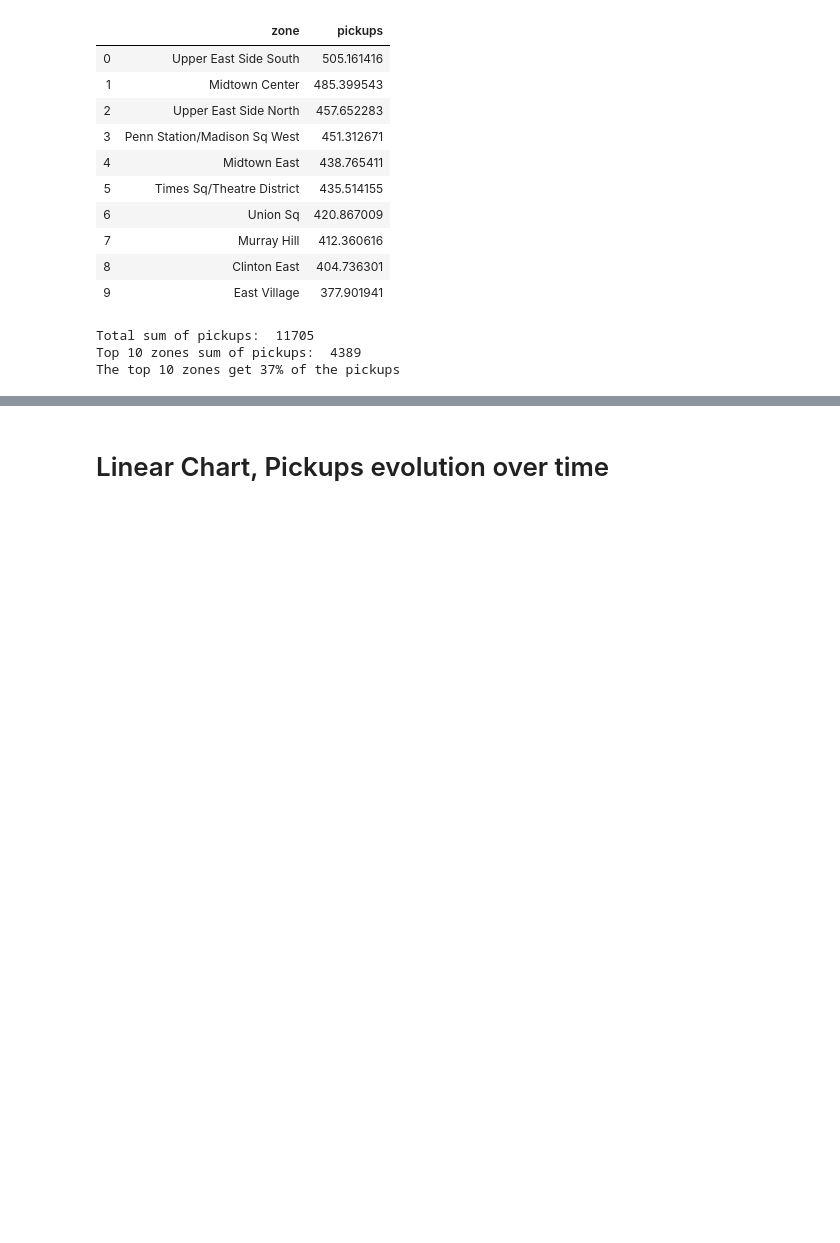
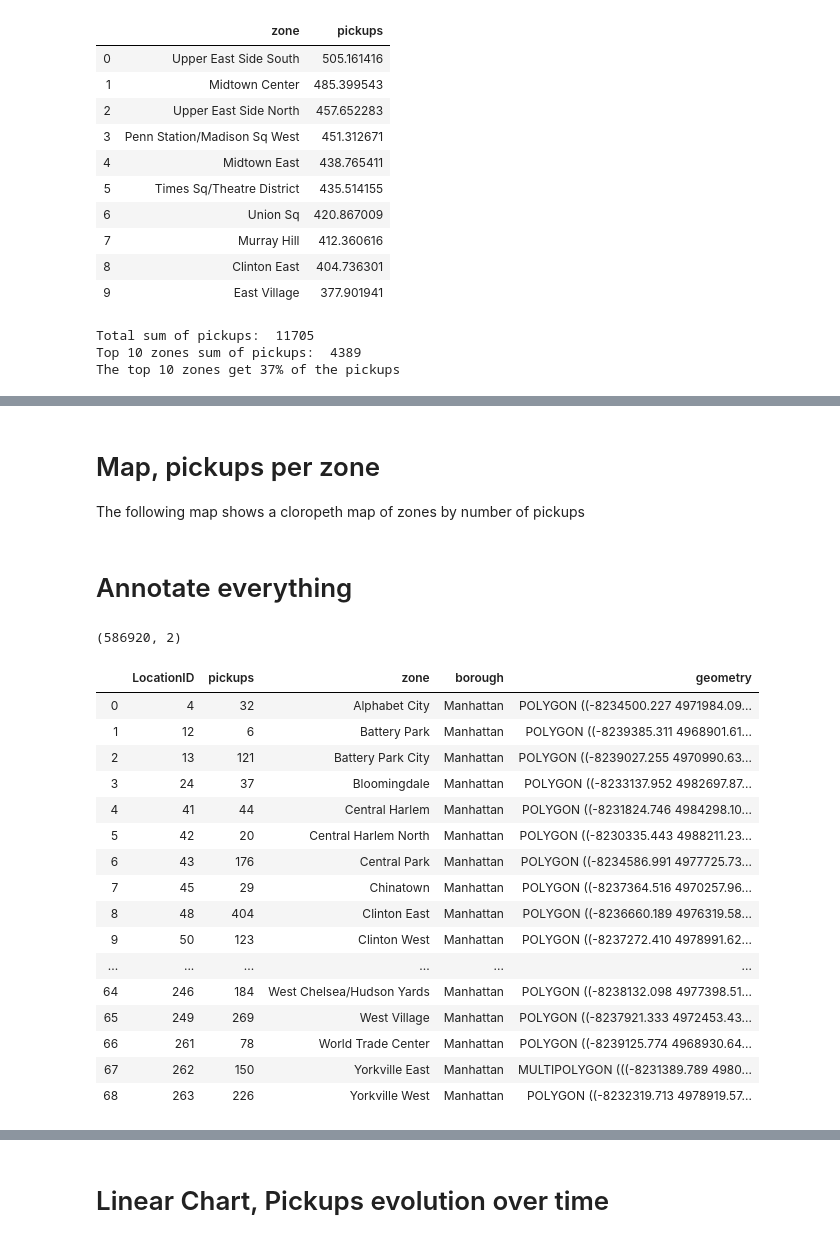
Before and after one commit to angelrps/MasterDataScience_FinalProject, a Jupyter notebook: notebooks/Data_Analysis_01.ipynb, the cells around one changed output, grey strips where cells are left out. Saved outputs shown, nothing was run; the diff lists cells and outputs as text; code cells hidden in the pictures; blank space fills up the shorter version.

Commit message:
Data_Analysis_01_cloropeth map WIP

```diff
--- a/notebooks/Data_Analysis_01.ipynb
+++ b/notebooks/Data_Analysis_01.ipynb
@@ -124,3 +124,46 @@ pickups_by_zone = alt.Chart(df_grouped).mark_bar().encode(
 pickups_by_zone
 # %% [output]
 [interactive output not drawn]
+# %% [markdown]
+# Map, pickups per zone
+The following map shows a cloropeth map of zones by number of pickups
+# %% [markdown]
+# Annotate everything
+# %%
+df3 = df[['LocationID', 'pickups']]
+df3.shape
+# %% [output]
+(586920, 2)
+# %%
+import geopandas as gpd
+
+df_shape = gpd.read_file('../data/taxi_zones/taxi_zones.shp').to_crs(epsg=3785)
+df_shape = df_shape.drop(['Shape_Area', 'Shape_Leng', 'OBJECTID'], axis=1)
+df_shape = df_shape[df_shape['borough'] == 'Manhattan']
+
+df3 = df[['LocationID', 'pickups']]
+df3 = df3.groupby('LocationID').mean().reset_index()
+
+df3 = df3.astype({"pickups": int})
+
+
+df_shape_merged = df3.merge(df_shape, left_on='LocationID', right_on='LocationID')
+df_shape_merged.head(200)
+# %% [output]
+|  | LocationID | pickups | zone | borough | geometry |
+| 0 | 4 | 32 | Alphabet City | Manhattan | POLYGON ((-8234500.227 4971984.09... |
+| 1 | 12 | 6 | Battery Park | Manhattan | POLYGON ((-8239385.311 4968901.61... |
+| 2 | 13 | 121 | Battery Park City | Manhattan | POLYGON ((-8239027.255 4970990.63... |
+| 3 | 24 | 37 | Bloomingdale | Manhattan | POLYGON ((-8233137.952 4982697.87... |
+| 4 | 41 | 44 | Central Harlem | Manhattan | POLYGON ((-8231824.746 4984298.10... |
+| 5 | 42 | 20 | Central Harlem North | Manhattan | POLYGON ((-8230335.443 4988211.23... |
+| 6 | 43 | 176 | Central Park | Manhattan | POLYGON ((-8234586.991 4977725.73... |
+| 7 | 45 | 29 | Chinatown | Manhattan | POLYGON ((-8237364.516 4970257.96... |
+| 8 | 48 | 404 | Clinton East | Manhattan | POLYGON ((-8236660.189 4976319.58... |
+| 9 | 50 | 123 | Clinton West | Manhattan | POLYGON ((-8237272.410 4978991.62... |
+| ... | ... | ... | ... | ... | ... |
+| 64 | 246 | 184 | West Chelsea/Hudson Yards | Manhattan | POLYGON ((-8238132.098 4977398.51... |
+| 65 | 249 | 269 | West Village | Manhattan | POLYGON ((-8237921.333 4972453.43... |
+| 66 | 261 | 78 | World Trade Center | Manhattan | POLYGON ((-8239125.774 4968930.64... |
+| 67 | 262 | 150 | Yorkville East | Manhattan | MULTIPOLYGON (((-8231389.789 4980... |
+| 68 | 263 | 226 | Yorkville West | Manhattan | POLYGON ((-8232319.713 4978919.57... |
```
Also changed, not shown: parts of 7 cells of this notebook.
